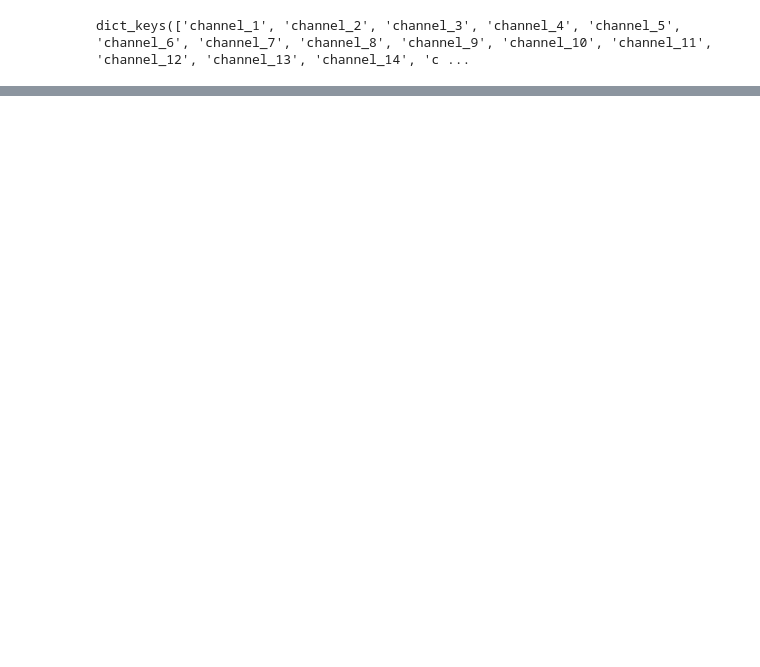
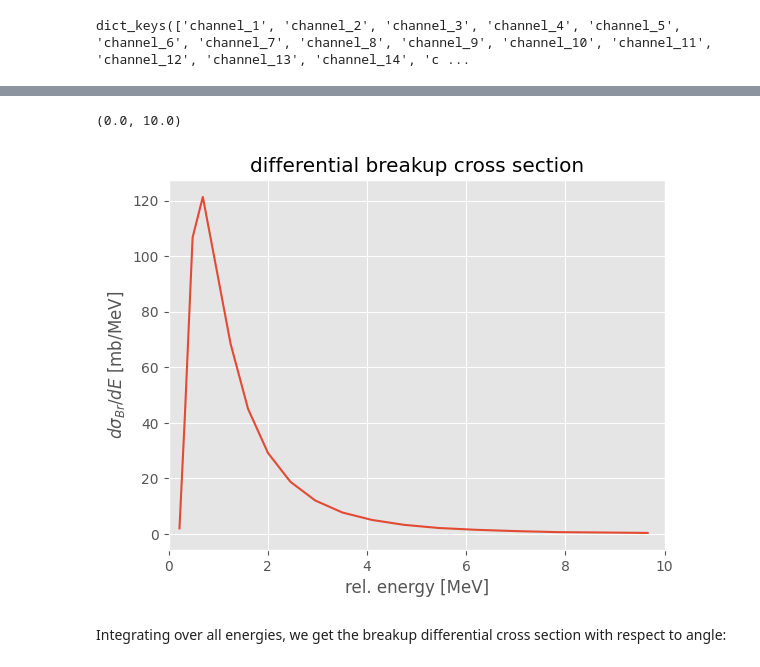
Before and after one commit to bandframework/Bfrescox, a Jupyter notebook: book/notebooks/Breakup.ipynb, the cells around one changed output, grey strips where cells are left out. Saved outputs shown, nothing was run; the diff lists cells and outputs as text; code cells hidden in the pictures; blank space fills up the shorter version.

```diff
--- a/book/notebooks/Breakup.ipynb
+++ b/book/notebooks/Breakup.ipynb
@@ -91,0 +165,21 @@ dict_keys(['channel_1', 'channel_2', 'channel_3', 'channel_4', 'channel_5', 'cha
+# %%
+x = theta[None, :]
+dsigma_br_dE = (
+    2
+    * np.pi
+    * np.trapezoid(dsigma_dOmega * np.sin(x), x, axis=1)[1:]
+    / np.diff(energy_bins)
+)
+# %%
+fig, ax = plt.subplots()
+ax.set_xlabel(r"rel. energy [MeV]")
+ax.set_ylabel(r"$d\sigma_{Br}/dE$ [mb/MeV]")
+ax.set_title("differential breakup cross section")
+
+ax.plot(energy_bins[1:], dsigma_br_dE)
+ax.set_xlim([0, 10])
+# %% [output]
+(0.0, 10.0)
+[figure, added]
+# %% [markdown]
+Integrating over all energies, we get the breakup differential cross section with respect to angle:
```
Also changed, not shown: parts of 13 cells of this notebook.
